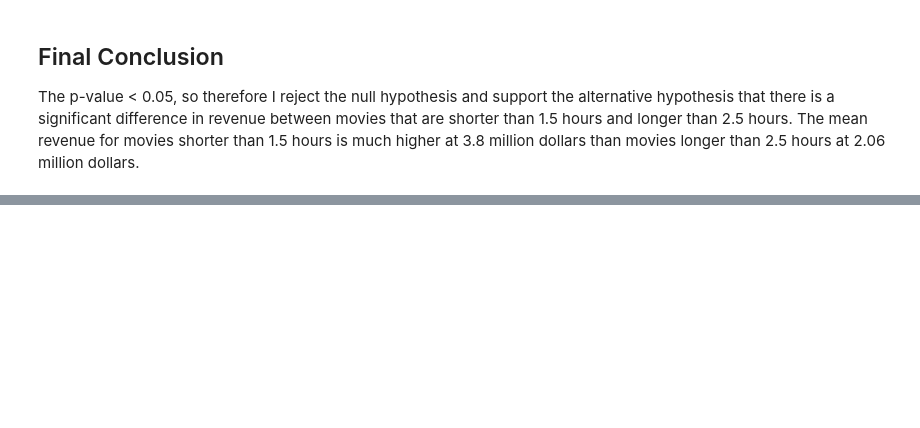
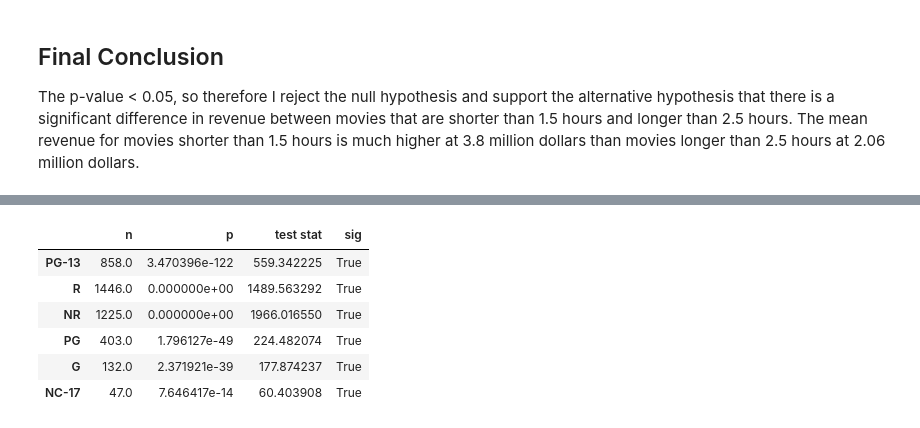
Before and after one commit to joshlensing/Project-3--IMDB, a Jupyter notebook: IMDB Project Part 4 (Hypothesis Testing).ipynb, the cells around one changed output, grey strips where cells are left out. Cells and saved outputs as stored; diff of their text form; code cells hidden in the pictures; blank space fills up the shorter version.

```diff
--- a/IMDB Project Part 4 (Hypothesis Testing).ipynb
+++ b/IMDB Project Part 4 (Hypothesis Testing).ipynb
@@ -362,0 +396,10 @@ The p-value < 0.05, so therefore I reject the null hypothesis and support the al
+# %%
+groups = {}
+## Loop through all unique categories
+for i in cert['certification'].unique():
+    ## Get series for group and rename
+    data = cert.loc[cert['certification']==i,'budget'].copy()
+
+    # save into the dictionary
+    groups[i] = data
+groups.keys()
@@ -362,0 +410,12 @@ The p-value < 0.05, so therefore I reject the null hypothesis and support the al
+# %%
+## Running normal test on each group and confirming there are >20 in each group
+norm_results = {}
+for i, data in groups.items():
+    stat, p = stats.normaltest(data)
+    ## save the p val, test statistic, and the size of the group
+    norm_results[i] = {'n': len(data),
+                             'p':p,
+                             'test stat':stat,}
+## convert to a dataframe
+norm_results_df = pd.DataFrame(norm_results).T
+norm_results_df
@@ -362,0 +430,12 @@ The p-value < 0.05, so therefore I reject the null hypothesis and support the al
+# %%
+# checking sig with pandas
+norm_results_df['sig'] = norm_results_df['p'] < .05
+norm_results_df
+# %% [output]
+|  | n | p | test stat | sig |
+| PG-13 | 858.0 | 3.470396e-122 | 559.342225 | True |
+| R | 1446.0 | 0.000000e+00 | 1489.563292 | True |
+| NR | 1225.0 | 0.000000e+00 | 1966.016550 | True |
+| PG | 403.0 | 1.796127e-49 | 224.482074 | True |
+| G | 132.0 | 2.371921e-39 | 177.874237 | True |
+| NC-17 | 47.0 | 7.646417e-14 | 60.403908 | True |
```
Also changed, not shown: parts of 24 cells of this notebook.
